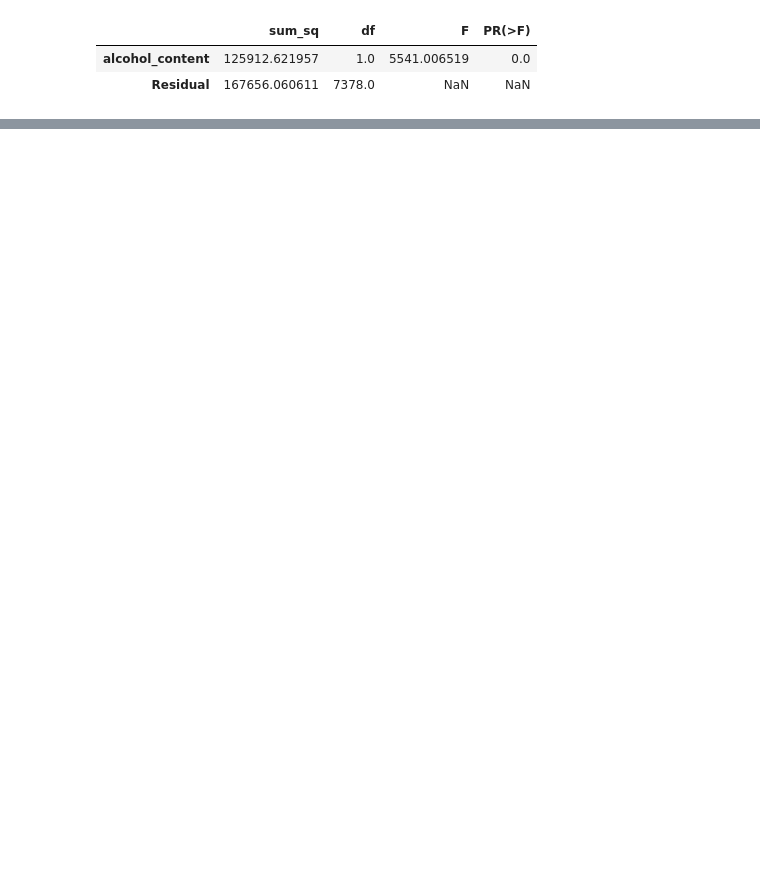
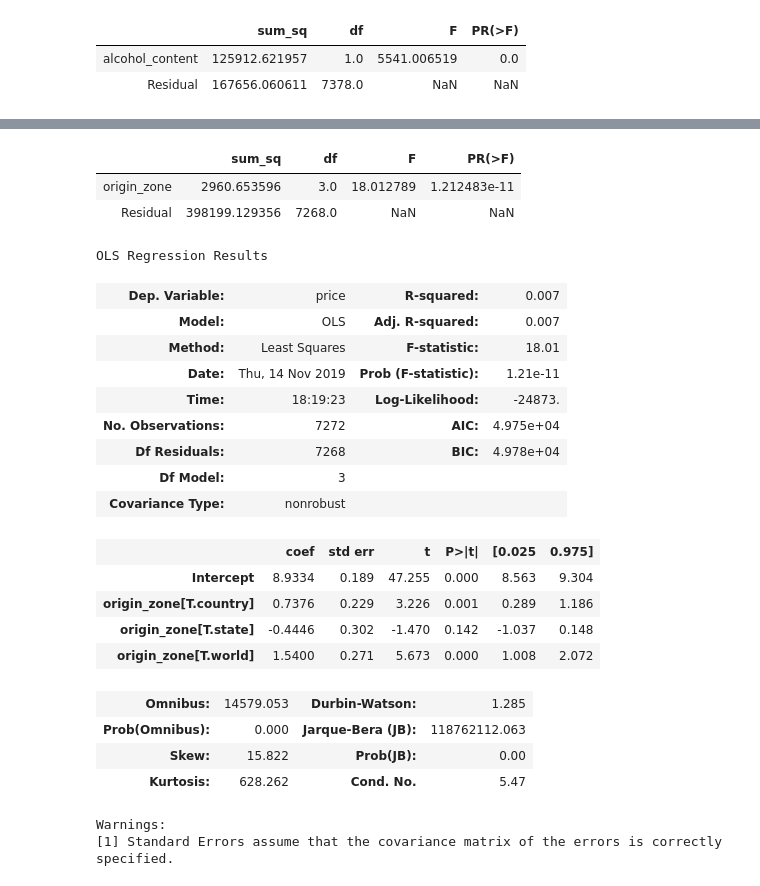
Before and after one commit to rcharan/beer-pubs, a Jupyter notebook: statistical_tests.ipynb, the cells around one changed output, grey strips where cells are left out. Drawn from its saved outputs; the diff is of its cells as text; code cells hidden in the pictures; blank space fills up the shorter version.

```diff
--- a/statistical_tests.ipynb
+++ b/statistical_tests.ipynb
@@ -198,0 +236,30 @@ Locality of brewer
+# %%
+sm.stats.anova_lm(results, typ = 2)
+# %% [output]
+|  | sum_sq | df | F | PR(>F) |
+| origin_zone | 2960.653596 | 3.0 | 18.012789 | 1.212483e-11 |
+| Residual | 398199.129356 | 7268.0 | NaN | NaN |
+# %%
+results.summary()
+# %% [output]
+OLS Regression Results
+| Dep. Variable: | price | R-squared: | 0.007 |
+| Model: | OLS | Adj. R-squared: | 0.007 |
+| Method: | Least Squares | F-statistic: | 18.01 |
+| Date: | Thu, 14 Nov 2019 | Prob (F-statistic): | 1.21e-11 |
+| Time: | 18:19:23 | Log-Likelihood: | -24873. |
+| No. Observations: | 7272 | AIC: | 4.975e+04 |
+| Df Residuals: | 7268 | BIC: | 4.978e+04 |
+| Df Model: | 3 |  |  |
+| Covariance Type: | nonrobust |  |  |
+|  | coef | std err | t | P>|t| | [0.025 | 0.975] |
+| Intercept | 8.9334 | 0.189 | 47.255 | 0.000 | 8.563 | 9.304 |
+| origin_zone[T.country] | 0.7376 | 0.229 | 3.226 | 0.001 | 0.289 | 1.186 |
+| origin_zone[T.state] | -0.4446 | 0.302 | -1.470 | 0.142 | -1.037 | 0.148 |
+| origin_zone[T.world] | 1.5400 | 0.271 | 5.673 | 0.000 | 1.008 | 2.072 |
+| Omnibus: | 14579.053 | Durbin-Watson: | 1.285 |
+| Prob(Omnibus): | 0.000 | Jarque-Bera (JB): | 118762112.063 |
+| Skew: | 15.822 | Prob(JB): | 0.00 |
+| Kurtosis: | 628.262 | Cond. No. | 5.47 |
+Warnings:
+[1] Standard Errors assume that the covariance matrix of the errors is correctly specified.
```
Also changed, not shown: parts of 12 cells of this notebook.
